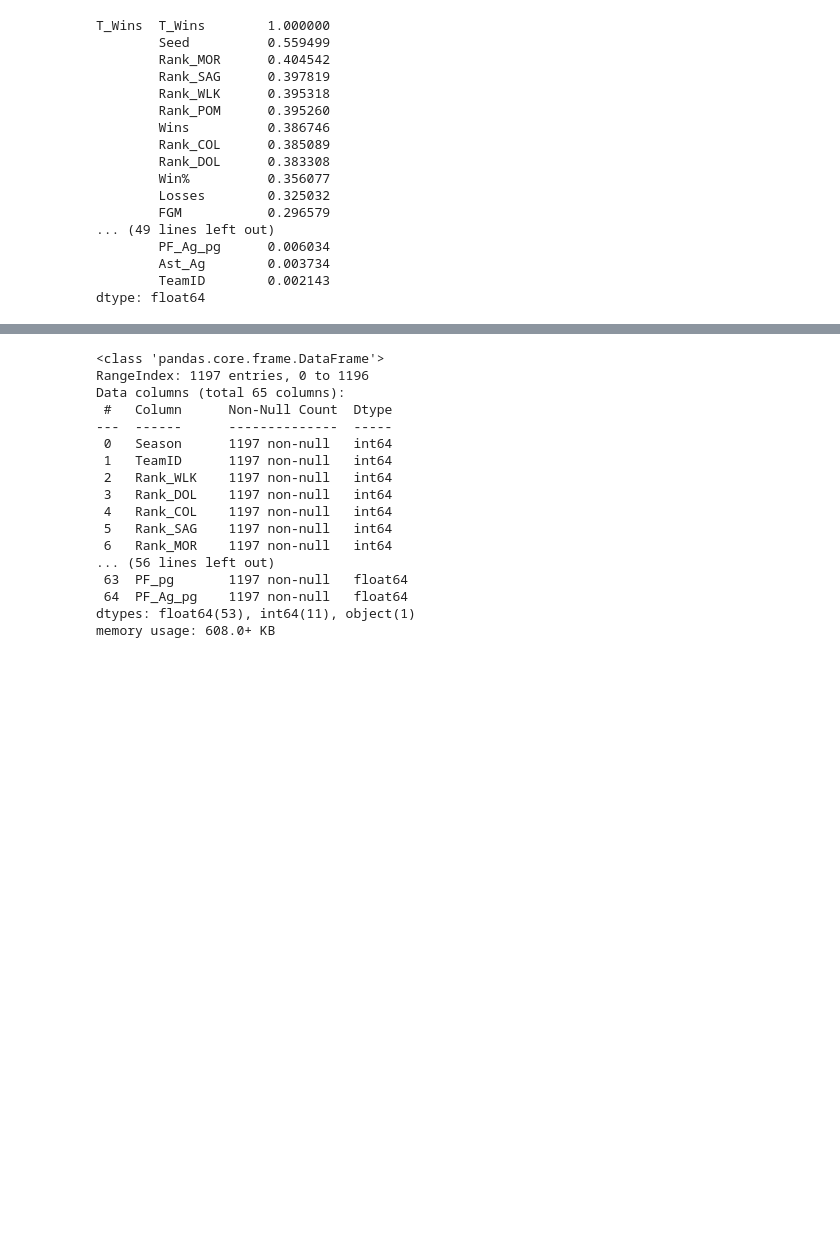
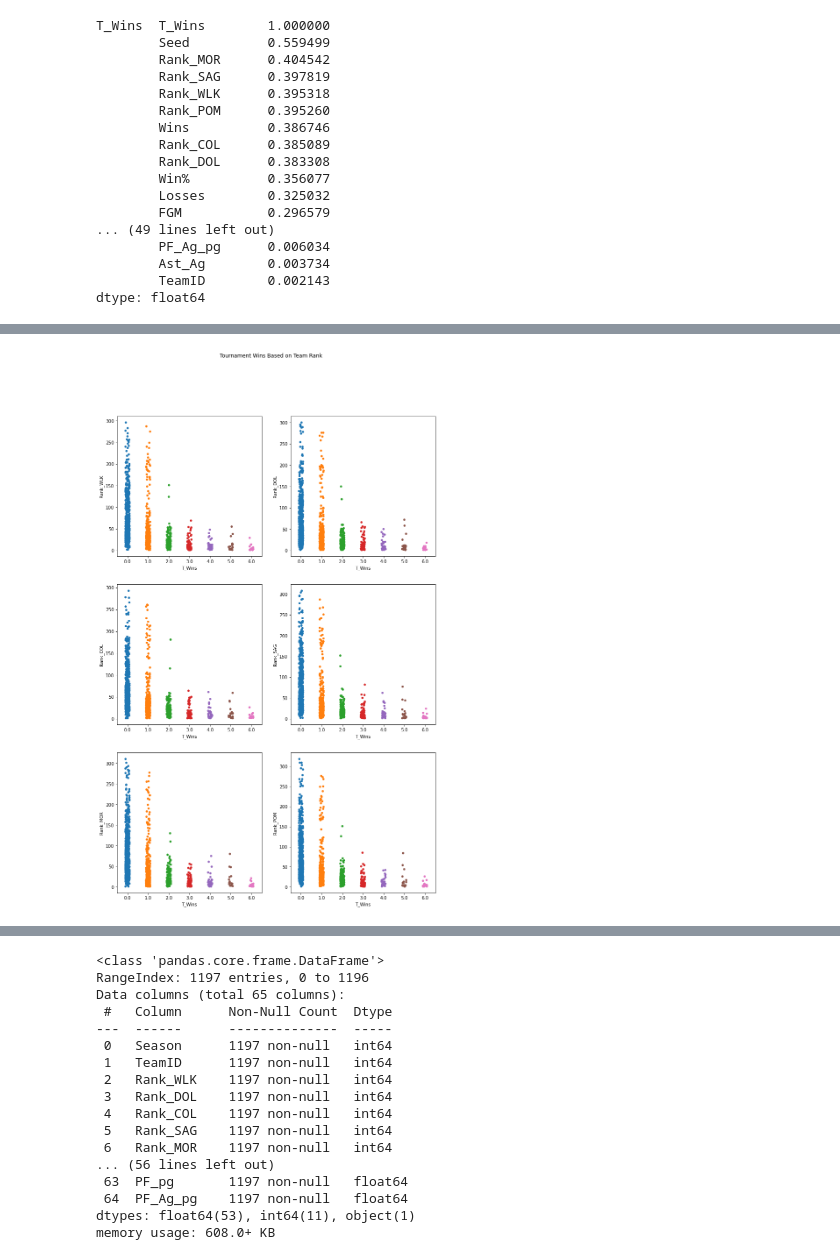
Before and after one commit to pforza/March_Madness_Predictor, a Jupyter notebook: 05_EDA.ipynb, the cells around one changed output, grey strips where cells are left out. Saved outputs shown, nothing was run; the diff lists cells and outputs as text; code cells hidden in the pictures; blank space fills up the shorter version.

```diff
--- a/05_EDA.ipynb
+++ b/05_EDA.ipynb
@@ -64,0 +70,8 @@ sns.stripplot(data=final_df, x = 'T_Wins', y='OrdinalRank_POM')
+# %%
+fig, axs = plt.subplots(nrows=3, ncols=2, figsize=(13, 20))
+fig.suptitle('Tournament Wins Based on Team Rank')
+columns = final_df.iloc[:,2:8].columns
+for column, ax in zip(columns, axs.ravel()):
+    sns.stripplot(data=final_df, x = 'T_Wins', y=column, ax=ax)
+# %% [output]
+[figure, added]
```
Also changed, not shown: parts of 11 cells of this notebook, 6 other files.
